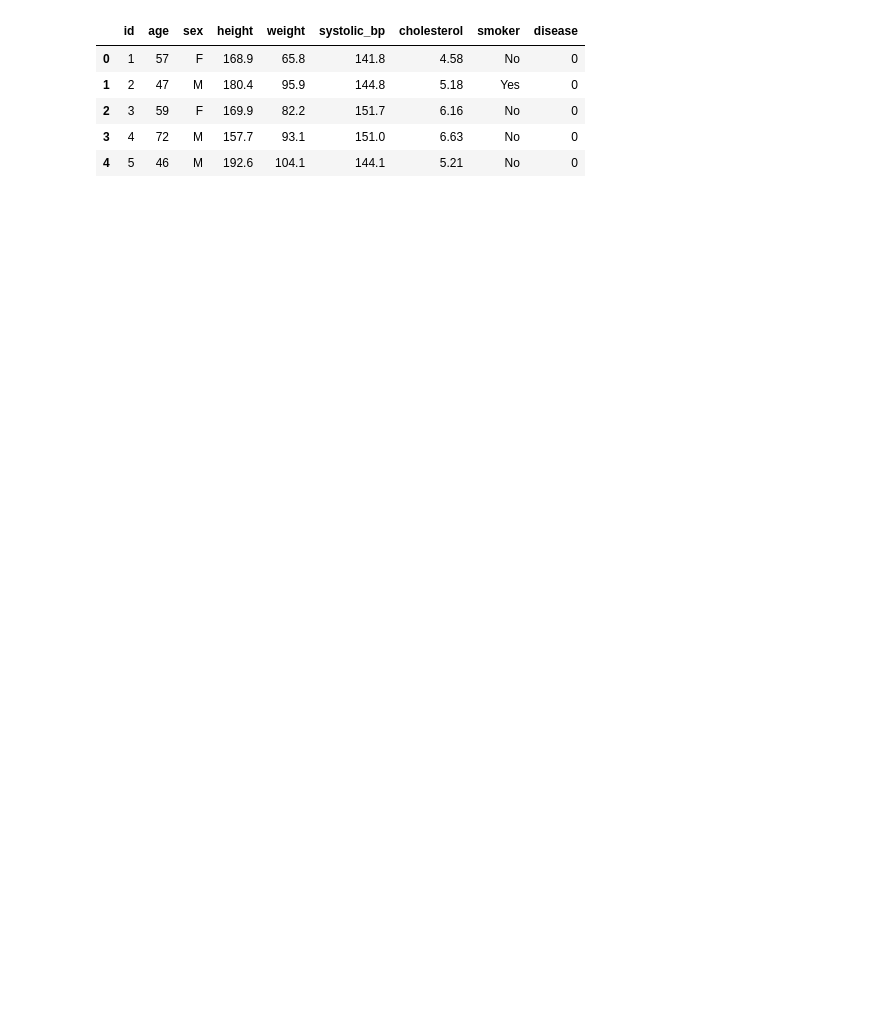
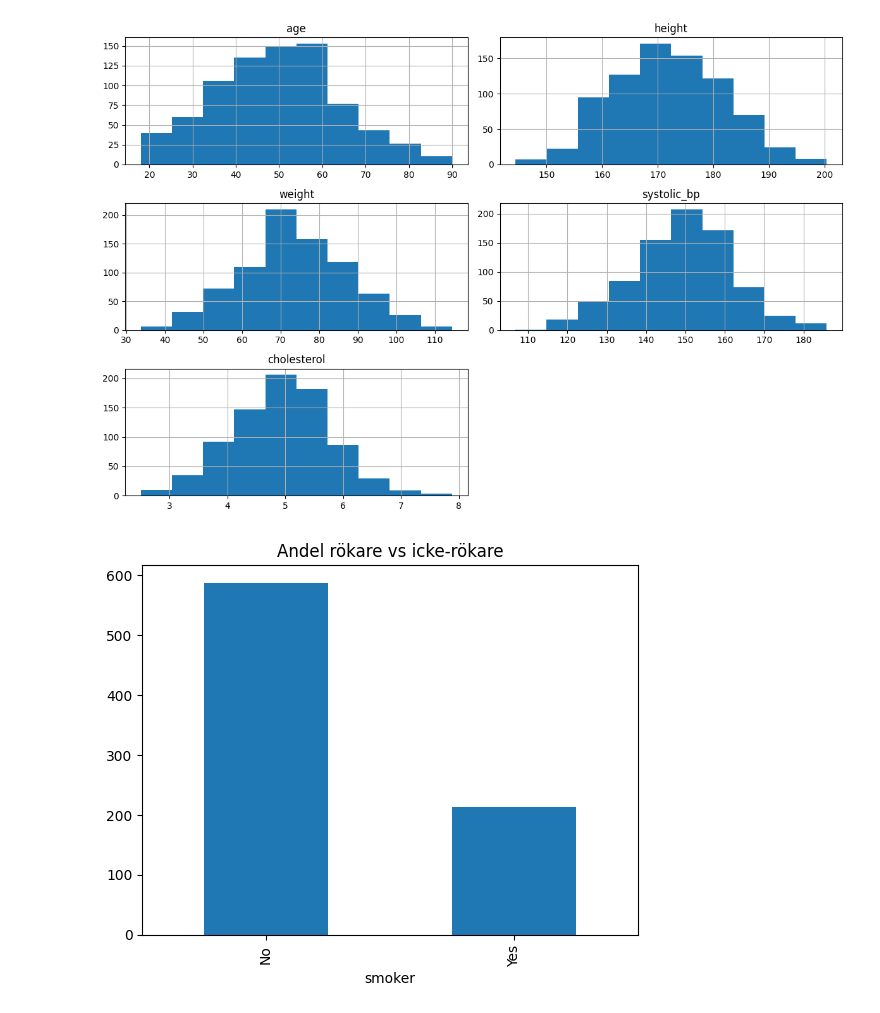
Before and after one commit to Miralem96/healthy_studys, a Jupyter notebook: notebook/health_study_part1.ipynb, the cells around one changed output. Drawn from its saved outputs; the diff is of its cells as text; code cells hidden in the pictures; blank space fills up the shorter version.

Commit message:
fixed histogram charts

```diff
--- a/notebook/health_study_part1.ipynb
+++ b/notebook/health_study_part1.ipynb
@@ -1,19 +1,17 @@
 # %%
 import sys, os
 sys.path.append(os.path.abspath('..'))
 
 from src.load_data import load_data
 from src.analys import *
 from src.health_analys import *
 
 # Läser in datasetet
 df = load_data('../data/health_study_dataset.csv')
 
 df.head()
+plot_histograms(df)
+plot_smoker_bar(df)
 # %% [output]
-|  | id | age | sex | height | weight | systolic_bp | cholesterol | smoker | disease |
-| 0 | 1 | 57 | F | 168.9 | 65.8 | 141.8 | 4.58 | No | 0 |
-| 1 | 2 | 47 | M | 180.4 | 95.9 | 144.8 | 5.18 | Yes | 0 |
-| 2 | 3 | 59 | F | 169.9 | 82.2 | 151.7 | 6.16 | No | 0 |
-| 3 | 4 | 72 | M | 157.7 | 93.1 | 151.0 | 6.63 | No | 0 |
-| 4 | 5 | 46 | M | 192.6 | 104.1 | 144.1 | 5.21 | No | 0 |
+[figure, added]
+[figure, added]
```
Also changed, not shown: 1 other file.
